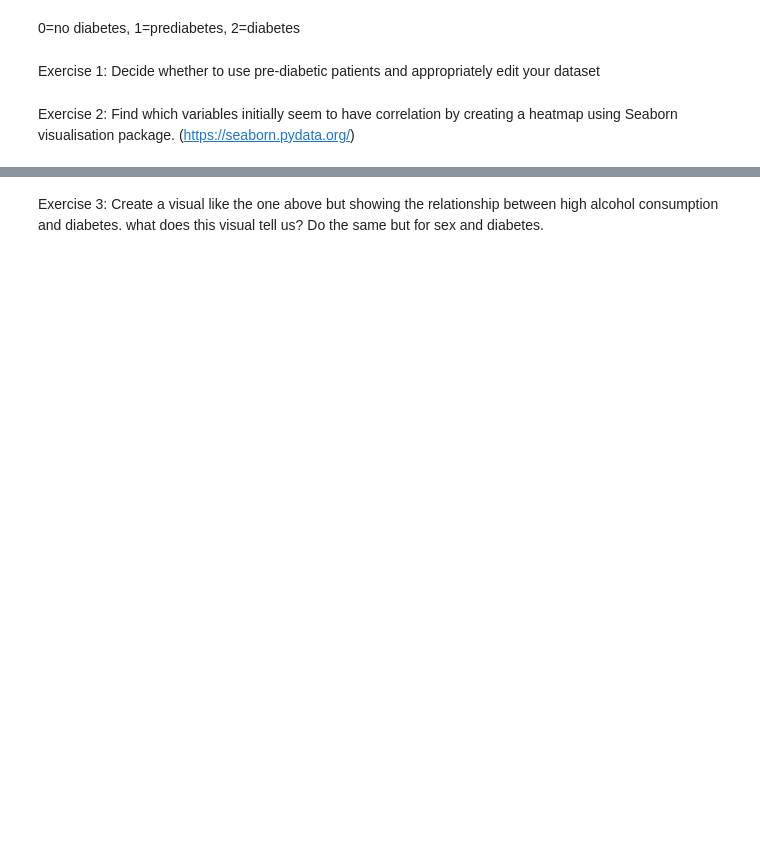
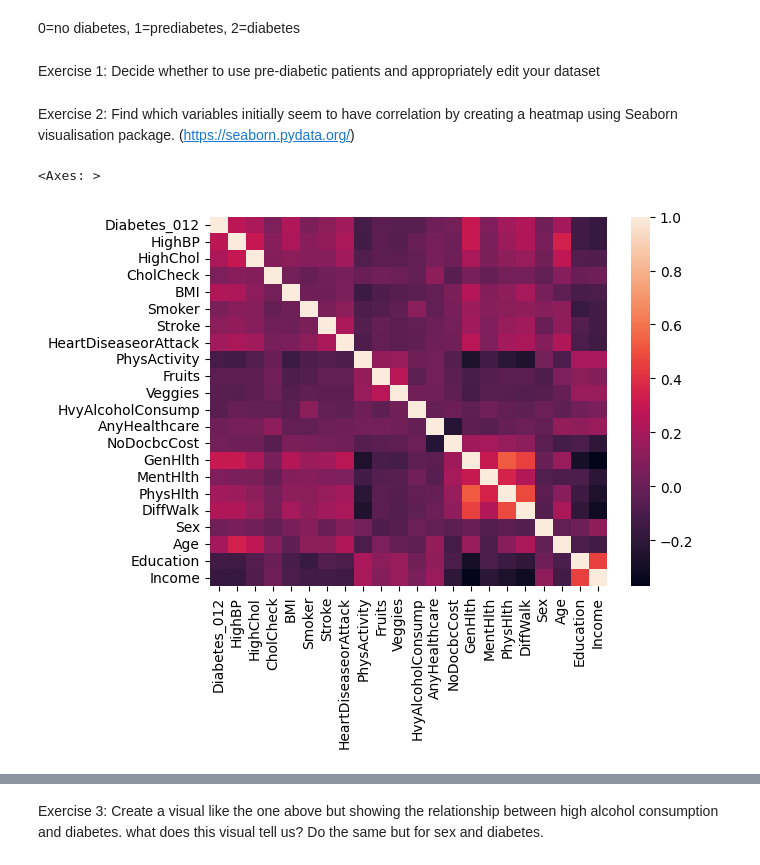
Before and after one commit to gabrielbattcock/deep_learning, a Jupyter notebook: Deep Learning Day 1/Practical_1.ipynb, the cells around one changed output, grey strips where cells are left out. Drawn from its saved outputs; the diff is of its cells as text; code cells hidden in the pictures; blank space fills up the shorter version.

```diff
--- a/Deep Learning Day 1/Practical_1.ipynb
+++ b/Deep Learning Day 1/Practical_1.ipynb
@@ -10,7 +13,7 @@ import seaborn as sns
 # %%
 #load the dataset
 import pandas as pd
-data = pd.read_csv("location_of_your_csv")
+data = pd.read_csv("../Deep Learning/diabetes_012_health_indicators_BRFSS2015.csv")
 # %% [markdown]
 Note: You will need to edit the read_csv code to reflect the location of your csv file on your own computer
 # %%
@@ -46,6 +108,13 @@ Exercise 2: Find which variables initially seem to have correlation by creating
 (https://seaborn.pydata.org/)
 # %%
 #use cross tab to see how many diabetes patients have high BP
-pd.crosstab(data.HighBP,data.Diabetes_012)
+correlation = data.corr()
+
+
+
+sns.heatmap(correlation)
+# %% [output]
+<Axes: >
+[figure, added]
 # %%
 #can use this to create a visual representation
```
Also changed, not shown: parts of 13 cells of this notebook.
